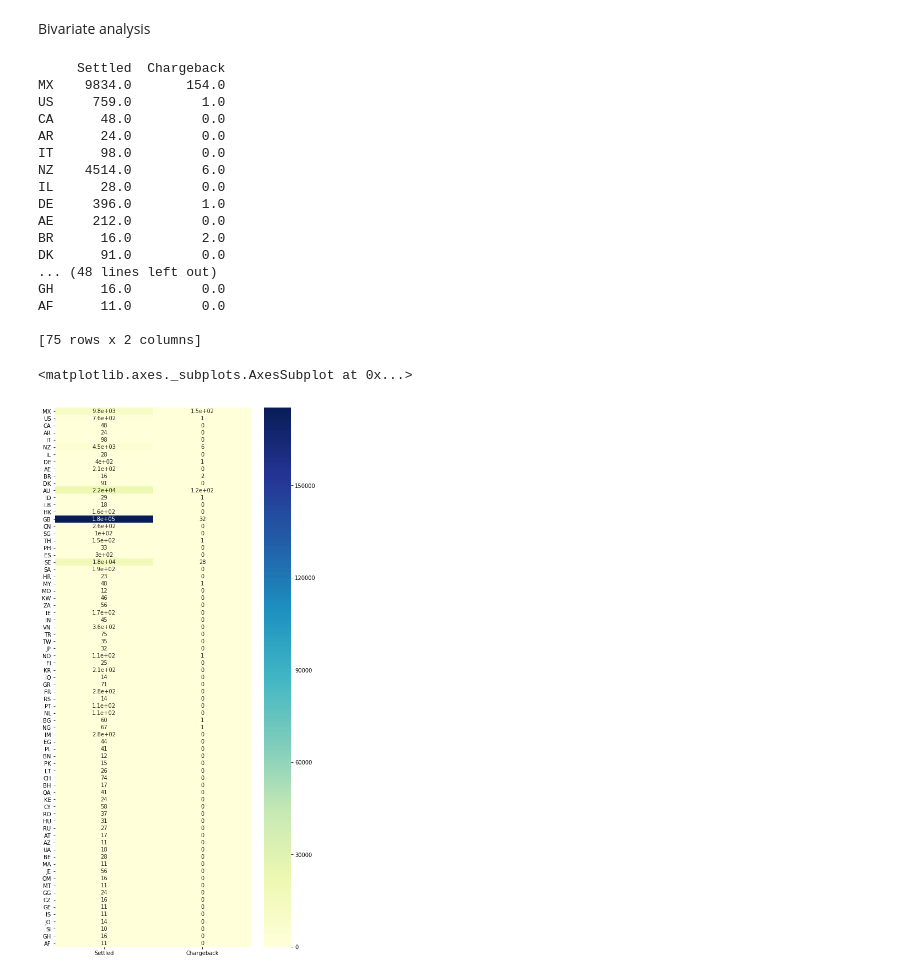
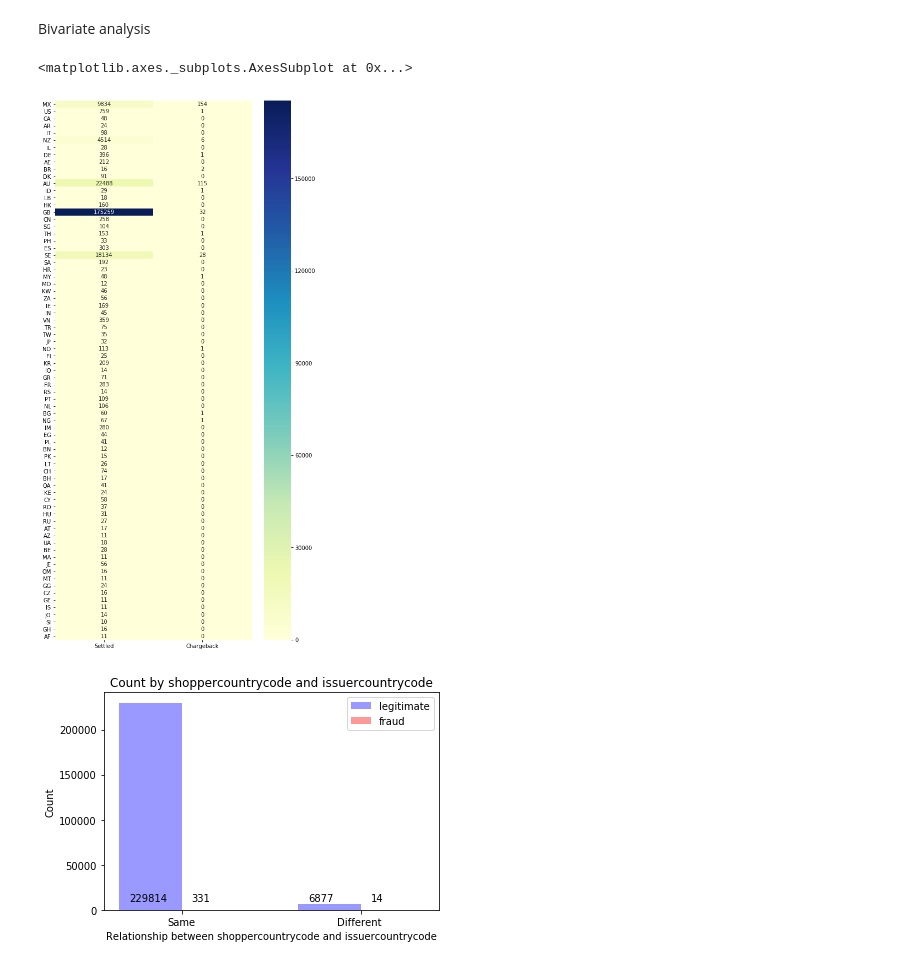
Before and after one commit to sirpandemona/CDA, a Jupyter notebook: Exercise 1/visualization.ipynb, the cells around one changed output. Saved outputs shown, nothing was run; the diff lists cells and outputs as text; code cells hidden in the pictures.

Commit message:
Added plots for issue country and shopper country

```diff
--- a/Exercise 1/visualization.ipynb
+++ b/Exercise 1/visualization.ipynb
@@ -74,42 +74,60 @@ Bivariate analysis
 # %%
 # country + simple_journal
 country_list = df['shoppercountrycode'].unique()
 result_list = ['Settled', 'Chargeback']
 df_count = pd.DataFrame(index=country_list, columns=result_list, dtype='int64') # dataframe store counts
 count = df.groupby(['shoppercountrycode','simple_journal']).size() # groupby count
 
 # Fill in
 for country in country_list:
     for result in result_list:
         if (country, result) in count:
             df_count.at[country, result] = int(count[country][result])
         else:
             df_count.at[country, result] = int(0)
 
 # Drop countries which has less than 10 records
 df_count = df_count.drop(df_count[df_count['Settled'] + df_count['Chargeback'] < 10].index)
-print(df_count)
+# print(df_count)
 
 # Plot heatmap
 plt.figure(figsize=(8,18))
-sns.heatmap(df_count, annot=True, cmap="YlGnBu")
+sns.heatmap(df_count, annot=True, fmt='.0f',cmap="YlGnBu")
 # %% [output]
-     Settled  Chargeback
-MX    9834.0       154.0
-US     759.0         1.0
-CA      48.0         0.0
-AR      24.0         0.0
-IT      98.0         0.0
-NZ    4514.0         6.0
-IL      28.0         0.0
-DE     396.0         1.0
-AE     212.0         0.0
-BR      16.0         2.0
-DK      91.0         0.0
-... (48 lines left out)
-GH      16.0         0.0
-AF      11.0         0.0
-
-[75 rows x 2 columns]
+<matplotlib.axes._subplots.AxesSubplot at 0x...>
-<matplotlib.axes._subplots.AxesSubplot at 0x...>
-[figure, old version]
+[figure, new version]
+# %%
+# relationship between shoppercountrycode and issuercountrycode
+shopper_issue_same_benign = len(benign_data.loc[benign_data['shoppercountrycode'] == benign_data['issuercountrycode']])
+shopper_issue_diff_benign = len(benign_data.loc[benign_data['shoppercountrycode'] != benign_data['issuercountrycode']])
+shopper_issue_same_fraud = len(fraud_data.loc[fraud_data['shoppercountrycode'] == fraud_data['issuercountrycode']])
+shopper_issue_diff_fraud = len(fraud_data.loc[fraud_data['shoppercountrycode'] != fraud_data['issuercountrycode']])
+
+shopper_issue_benign = (shopper_issue_same_benign, shopper_issue_diff_benign)
+shopper_issue_fraud = (shopper_issue_same_fraud, shopper_issue_diff_fraud)
+
+fig, ax = plt.subplots()
+index = np.arange(2)
+bar_width = 0.35
+
+rects1 = ax.bar(index, shopper_issue_benign, bar_width,
+                alpha=0.4, color='b', label='legitimate')
+
+rects2 = ax.bar(index + bar_width, shopper_issue_fraud, bar_width,
+                alpha=0.4, color='r',label='fraud')
+
+ax.set_xlabel('Relationship between shoppercountrycode and issuercountrycode')
+ax.set_ylabel('Count')
+ax.set_title('Count by shoppercountrycode and issuercountrycode')
+ax.set_xticks(index + bar_width / 2)
+ax.set_xticklabels(('Same', 'Different '))
+ax.legend()
+# display value
+for i, v in enumerate(shopper_issue_benign):
+    ax.text(i-.12, v/shopper_issue_benign[i] + 10000, str(shopper_issue_benign[i]), color='black')
+for i, v in enumerate(shopper_issue_fraud):
+    ax.text(i-.12 + bar_width, v/shopper_issue_fraud[i] + 10000, str(shopper_issue_fraud[i]), color='black')
+
+plt.show()
+# %% [output]
+[figure, added]
```
Also changed, not shown: parts of 2 cells of this notebook.
